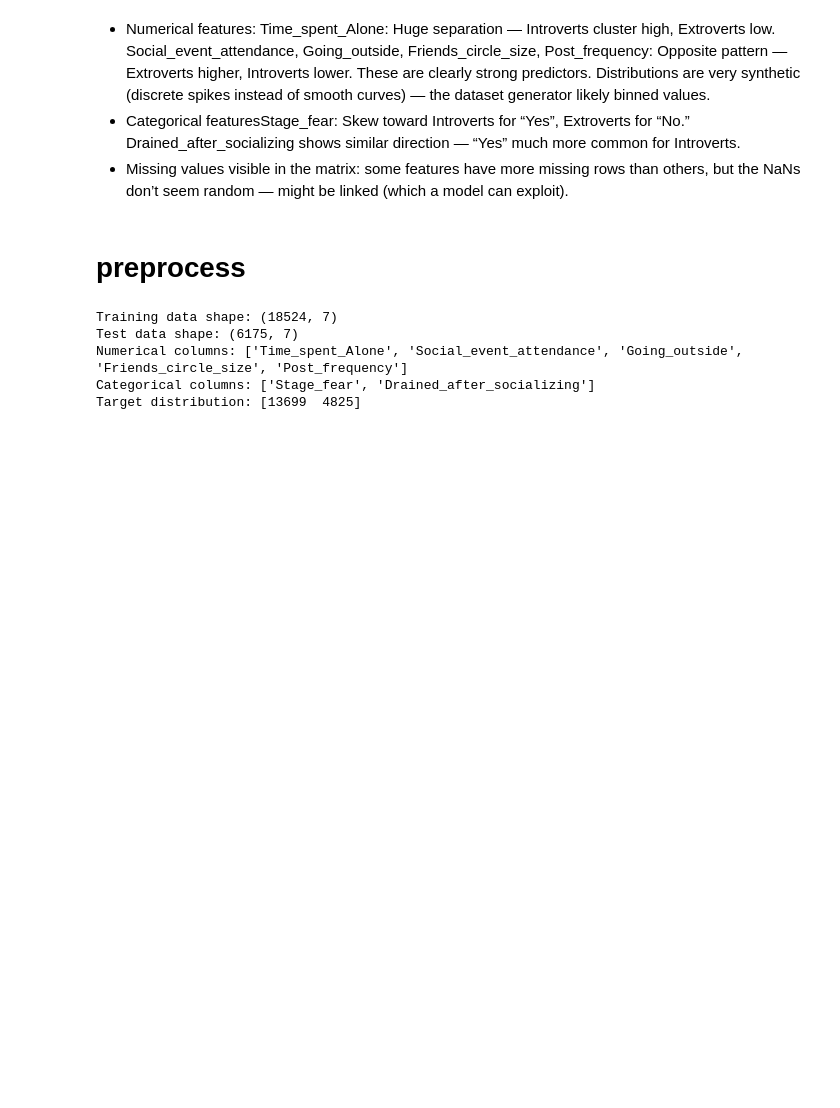
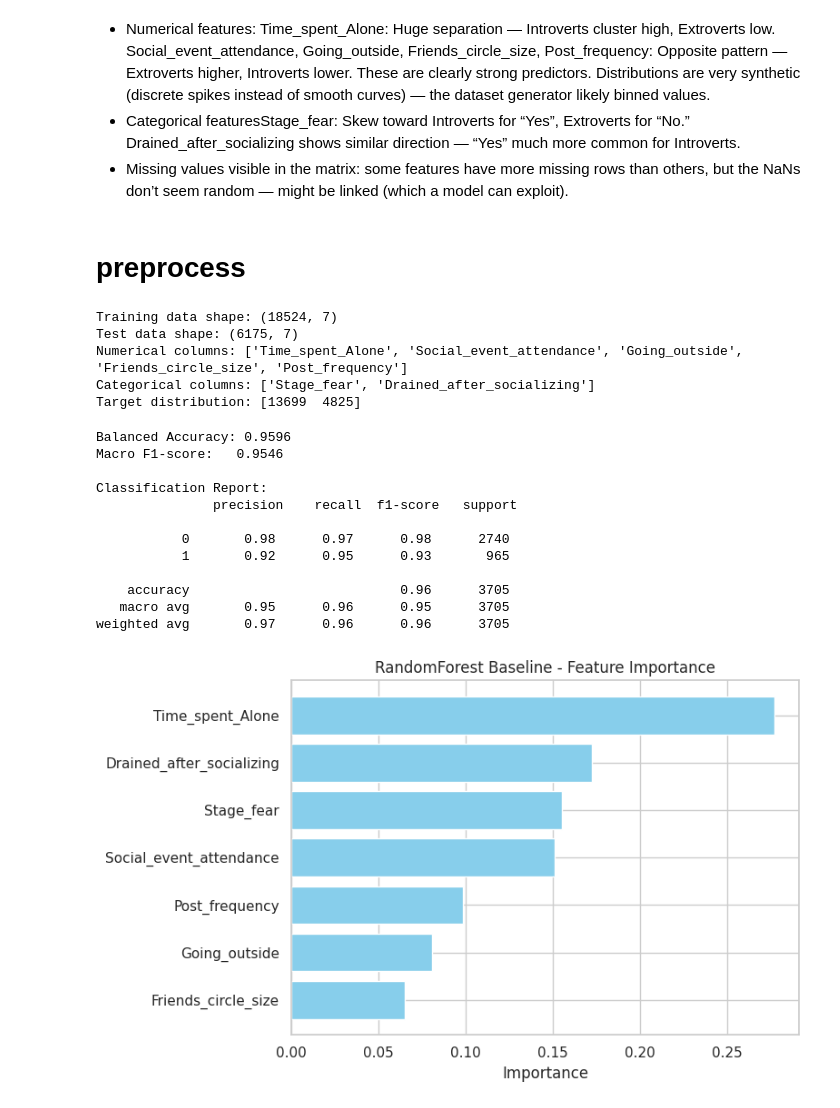
Before and after one commit to alabhastam/Extrovert-vs-introverts-classification, a Jupyter notebook: main.ipynb, the cells around one changed output. Drawn from its saved outputs; the diff is of its cells as text; code cells hidden in the pictures; blank space fills up the shorter version.

Commit message:
Kaggle Notebook | Extrovert vs introverts classification | baseline model

```diff
--- a/main.ipynb
+++ b/main.ipynb
@@ -283,3 +284,67 @@ Test data shape: (6175, 7)
 Numerical columns: ['Time_spent_Alone', 'Social_event_attendance', 'Going_outside', 'Friends_circle_size', 'Post_frequency']
 Categorical columns: ['Stage_fear', 'Drained_after_socializing']
 Target distribution: [13699  4825]
+# %%
+from sklearn.ensemble import RandomForestClassifier
+from sklearn.metrics import balanced_accuracy_score, f1_score, classification_report
+from sklearn.model_selection import train_test_split
+import matplotlib.pyplot as plt
+
+# Train/validation split
+X_tr, X_val, y_tr, y_val = train_test_split(
+    X_train, y_train, test_size=0.2, random_state=42, stratify=y_train
+)
+
+# Baseline model: RandomForest with imbalance handling
+rf_baseline = RandomForestClassifier(
+    n_estimators=200,
+    random_state=42,
+    class_weight='balanced',
+    n_jobs=-1
+)
+rf_baseline.fit(X_tr, y_tr)
+
+# Validation predictions
+y_pred = rf_baseline.predict(X_val)
+
+# Metrics
+bal_acc = balanced_accuracy_score(y_val, y_pred)
+macro_f1 = f1_score(y_val, y_pred, average='macro')
+
+print(f"Balanced Accuracy: {bal_acc:.4f}")
+print(f"Macro F1-score:   {macro_f1:.4f}")
+print("\nClassification Report:\n", classification_report(y_val, y_pred))
+
+# Feature importance plot
+importances = rf_baseline.feature_importances_
+indices = np.argsort(importances)[::-1]
+features_sorted = X_train.columns[indices]
+importances_sorted = importances[indices]
+
+plt.figure(figsize=(8, 5))
+plt.barh(features_sorted, importances_sorted, color='skyblue')
+plt.gca().invert_yaxis()
+plt.xlabel("Importance")
+plt.title("RandomForest Baseline - Feature Importance")
+plt.tight_layout()
+plt.show()
+
+# Keep sorted feature importance in a DataFrame for later
+feature_importance_df = pd.DataFrame({
+    "Feature": features_sorted,
+    "Importance": importances_sorted
+})
+# %% [output]
+Balanced Accuracy: 0.9596
+Macro F1-score:   0.9546
+
+Classification Report:
+               precision    recall  f1-score   support
+
+           0       0.98      0.97      0.98      2740
+           1       0.92      0.95      0.93       965
+
+    accuracy                           0.96      3705
+   macro avg       0.95      0.96      0.95      3705
+weighted avg       0.97      0.96      0.96      3705
+[figure, added]
```
Also changed, not shown: parts of 3 cells of this notebook.
